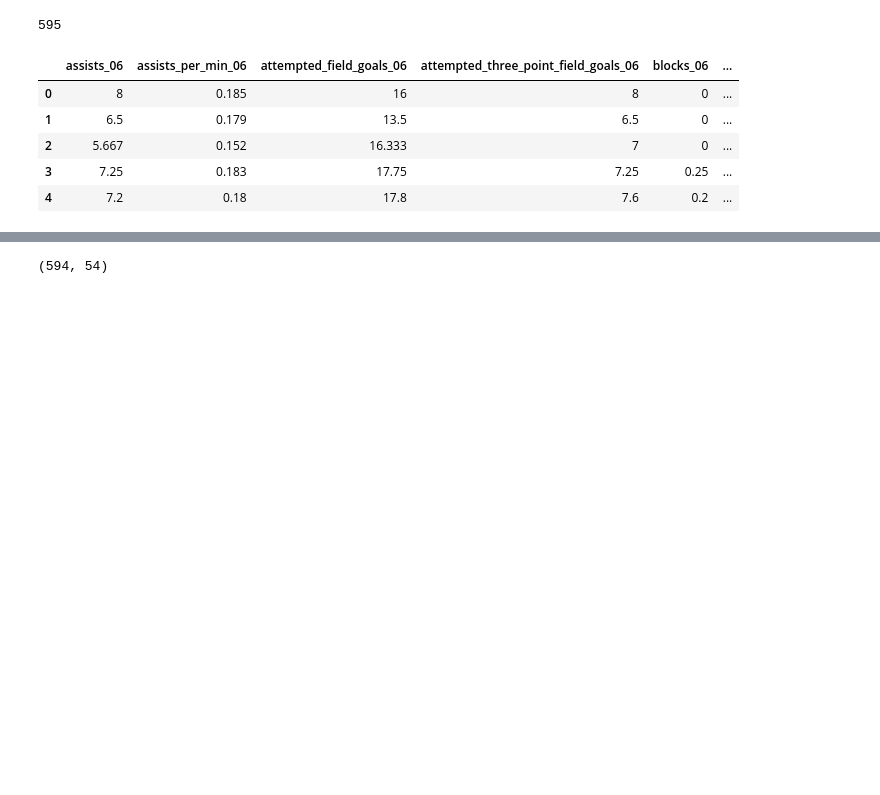
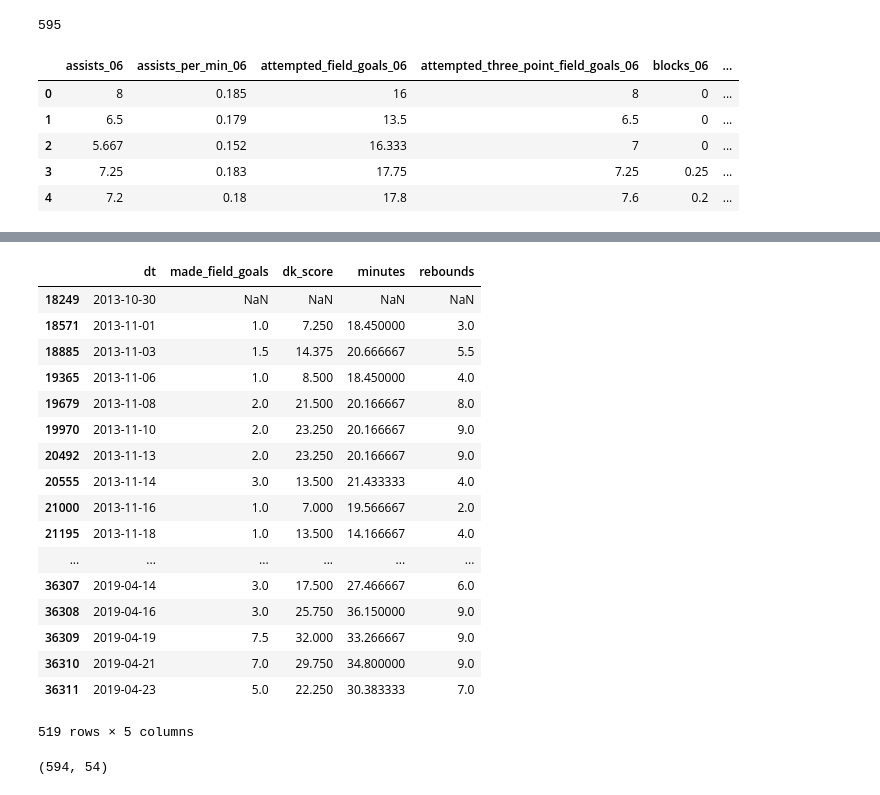
Before and after one commit to shanemulqueen/nba, a Jupyter notebook: model.ipynb, the cells around one changed output, grey strips where cells are left out. Drawn from its saved outputs; the diff is of its cells as text; code cells hidden in the pictures; blank space fills up the shorter version.

```diff
--- a/model.ipynb
+++ b/model.ipynb
@@ -93,0 +178,2 @@ data = data.sort_values(by='date',axis = 0)
+# %%
+roll = test[time_lag_sums].rolling('7d', on = 'dt',closed = 'left')
@@ -94,3 +184,24 @@ data = data.sort_values(by='date',axis = 0)
+# %%
+roll.apply(np.median)
+# %% [output]
+|  | dt | made_field_goals | dk_score | minutes | rebounds |
+| 18249 | 2013-10-30 | NaN | NaN | NaN | NaN |
+| 18571 | 2013-11-01 | 1.0 | 7.250 | 18.450000 | 3.0 |
+| 18885 | 2013-11-03 | 1.5 | 14.375 | 20.666667 | 5.5 |
+| 19365 | 2013-11-06 | 1.0 | 8.500 | 18.450000 | 4.0 |
+| 19679 | 2013-11-08 | 2.0 | 21.500 | 20.166667 | 8.0 |
+| 19970 | 2013-11-10 | 2.0 | 23.250 | 20.166667 | 9.0 |
+| 20492 | 2013-11-13 | 2.0 | 23.250 | 20.166667 | 9.0 |
+| 20555 | 2013-11-14 | 3.0 | 13.500 | 21.433333 | 4.0 |
+| 21000 | 2013-11-16 | 1.0 | 7.000 | 19.566667 | 2.0 |
+| 21195 | 2013-11-18 | 1.0 | 13.500 | 14.166667 | 4.0 |
+| ... | ... | ... | ... | ... | ... |
+| 36307 | 2019-04-14 | 3.0 | 17.500 | 27.466667 | 6.0 |
+| 36308 | 2019-04-16 | 3.0 | 25.750 | 36.150000 | 9.0 |
+| 36309 | 2019-04-19 | 7.5 | 32.000 | 33.266667 | 9.0 |
+| 36310 | 2019-04-21 | 7.0 | 29.750 | 34.800000 | 9.0 |
+| 36311 | 2019-04-23 | 5.0 | 22.250 | 30.383333 | 7.0 |
+519 rows × 5 columns
 # %%
 player_hist = data[data['slug']==slug].iloc[1:,:]
 player_hist.shape
```
Also changed, not shown: parts of 15 cells of this notebook, 2 other files.
